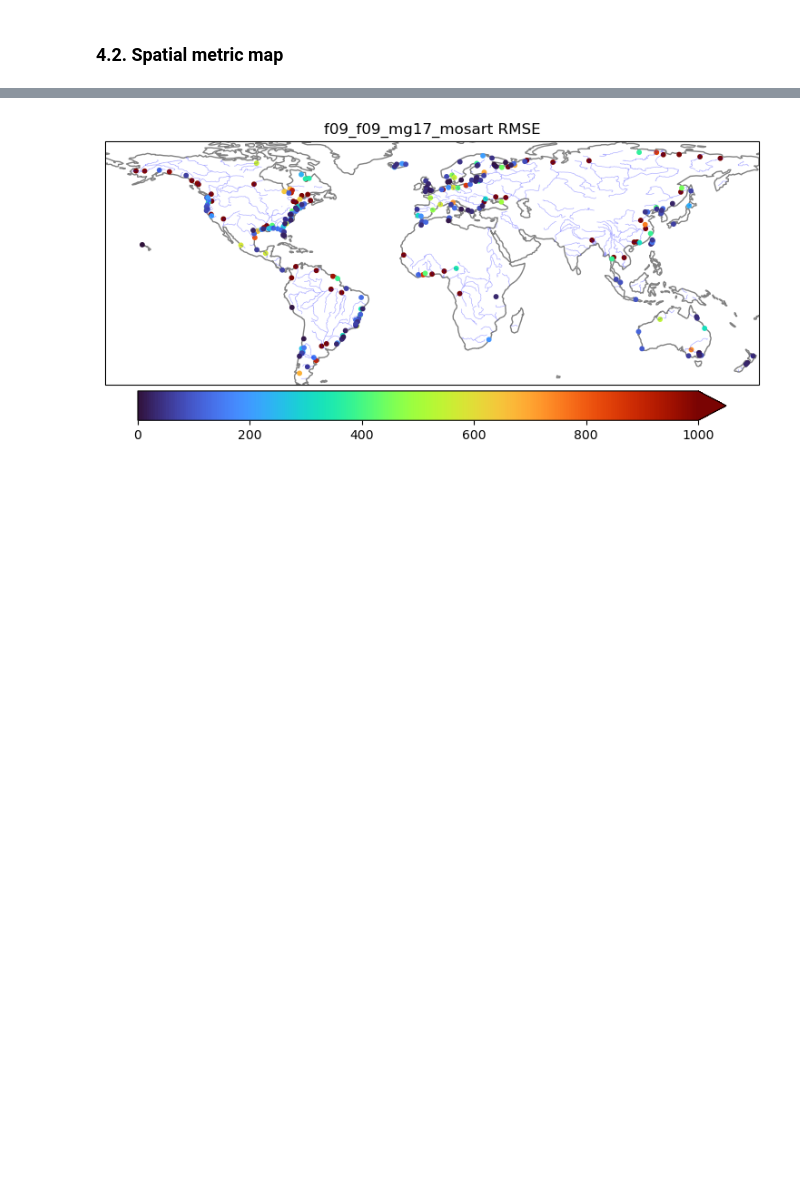
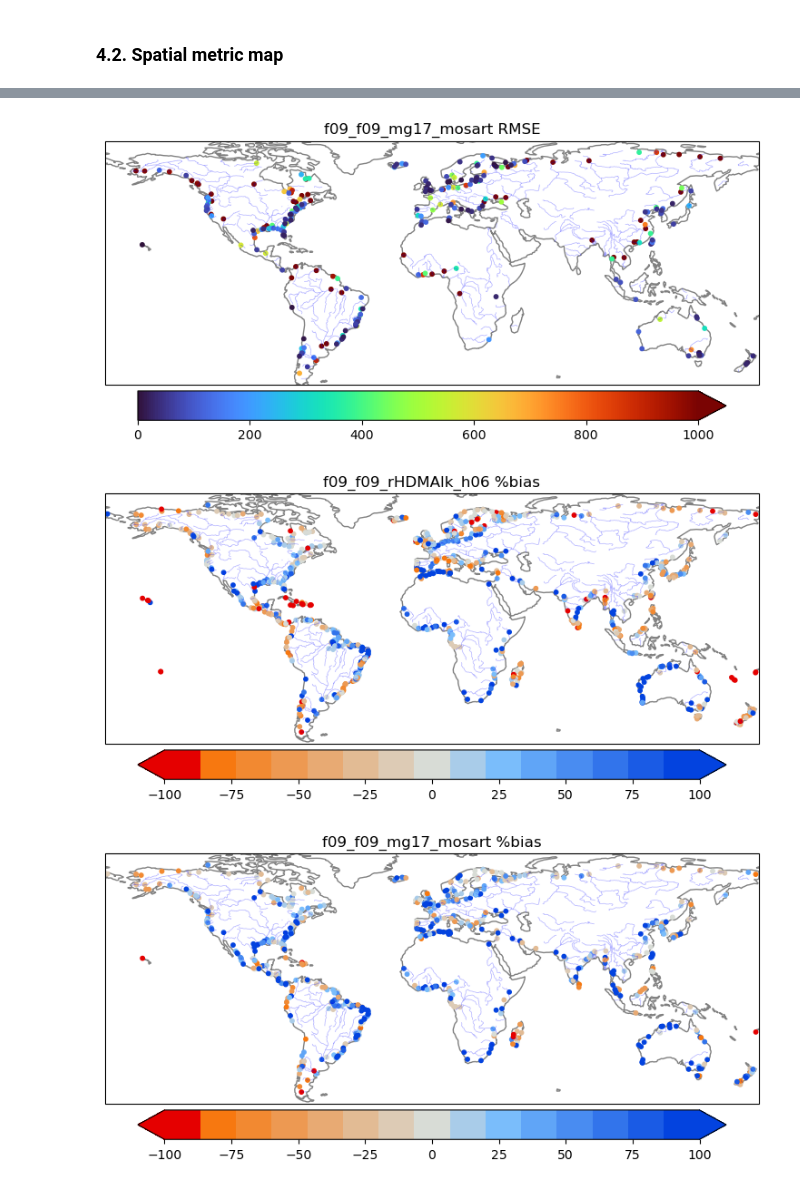
Before and after one commit to NCAR/CUPiD, a Jupyter notebook: examples/nblibrary/rof/month_annual_flow.ipynb, the cells around one changed output, grey strips where cells are left out. Saved outputs shown, nothing was run; the diff lists cells and outputs as text; code cells hidden in the pictures; blank space fills up the shorter version.

```diff
--- a/examples/nblibrary/rof/month_annual_flow.ipynb
+++ b/examples/nblibrary/rof/month_annual_flow.ipynb
@@ -69,8 +70,8 @@ geopandas 1.0.1
 # %%
-# analysis_name = analysis name
+# analysis_name = used in figure png and ascii table names
 # cases = CESM case names and their runoff grid
 
-analysis_name = "lake_test"
+analysis_name = "lake_test" # Used for Figure png names
 
 cases = {
     # "f09_f09_rHDMA": "rHDMA",
@@ -82,8 +83,6 @@ cases = {
     #'standard_NH_flood':'f09_f09_mosart',
 }
 
-error_metric = "rmse"
-
 parallel = False
 
 figureSave = False
@@ -253,12 +252,3 @@ def find_seg_id(site_id, reachID_array, df_gauge_reach):
-# %%
-gauge_plot = {}
-for gname, site_id in big_river_50.items():
-    gauge_plot[gname] = {}
-    for case, _ in cases.items():
-        gauge_ix, seg_index, seg_id = find_seg_id(
-            site_id, reachID[case], gauge_reach_lnk[case]
-        )
-        gauge_plot[gname][case] = [gauge_ix, seg_index, seg_id]
 # %% [markdown]
 ------
 ## 3. Analysis for 24 large rivers <a id='24_large_rivers'></a>
@@ -819,30 +801,31 @@ meta = {
     "rmse": {"name": "RMSE", "vmin": 0, "vmax": 1000, "cm": mpl.cm.turbo},
 }
 
-for case in cases.keys():
-    fig, ax = plt.subplots(
-        1, figsize=(7.5, 4.0), subplot_kw={"projection": ccrs.PlateCarree()}
-    )
+for error_metric in ["rmse", "bias", "corr"]:
+    for case in cases.keys():
+        fig, ax = plt.subplots(
+            1, figsize=(7.5, 4.0), subplot_kw={"projection": ccrs.PlateCarree()}
+        )
 
-    ax.add_feature(rivers_50m, facecolor="None", edgecolor="b", lw=0.5, alpha=0.3)
-    ax.add_feature(land, facecolor="white", edgecolor="grey")
+        ax.add_feature(rivers_50m, facecolor="None", edgecolor="b", lw=0.5, alpha=0.3)
+        ax.add_feature(land, facecolor="white", edgecolor="grey")
 
-    gauge_shp1[case].plot(
-        ax=ax,
-        column=f"{error_metric}_{cases[case]}",
-        markersize=10,
-        cmap=meta[error_metric]["cm"],
-        vmin=meta[error_metric]["vmin"],
-        vmax=meta[error_metric]["vmax"],
-    )
+        gauge_shp1[case].plot(
+            ax=ax,
+            column=f"{error_metric}_{cases[case]}",
+            markersize=10,
+            cmap=meta[error_metric]["cm"],
+            vmin=meta[error_metric]["vmin"],
+            vmax=meta[error_metric]["vmax"],
+        )
 
-    ax.set_title("%s %s" % (case, meta[error_metric]["name"]))
+        ax.set_title("%s %s" % (case, meta[error_metric]["name"]))
 
-    points = ax.collections[-1]
-    plt.colorbar(points, ax=ax, **cbar_kwrgs[error_metric])
+        points = ax.collections[-1]
+        plt.colorbar(points, ax=ax, **cbar_kwrgs[error_metric])
 
-    plt.tight_layout()
+        plt.tight_layout()
 
-    if figureSave:
-        plt.savefig(f"./NB1_Fig6_{error_metric}_{case}_map.png", dpi=200)
+        if figureSave:
+            plt.savefig(f"./NB1_Fig6_{error_metric}_{case}_map.png", dpi=200)
 # %% [output]
@@ -851,2 +834,4 @@ Wall time: 159 ms
 [figure]
 [figure]
+[figure, added]
+[figure, added]
```
Also changed, not shown: parts of 22 cells of this notebook, 1 other file.
